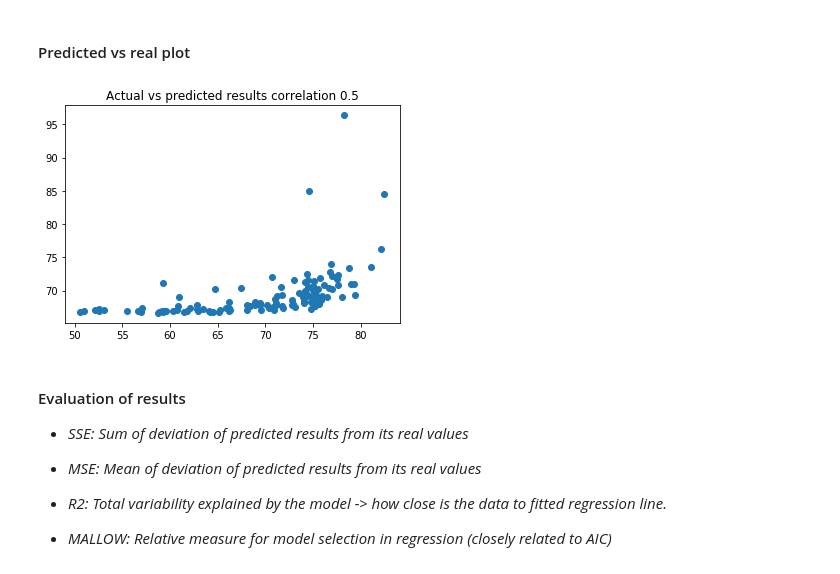
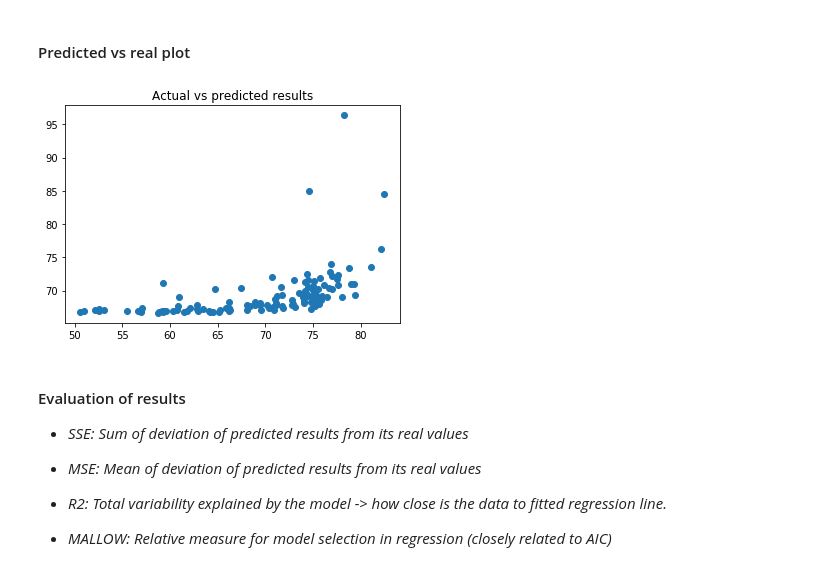
Before and after one commit to RadomirPopovicFON/Regression-Causal-Inference-Analysis, a Jupyter notebook: Playground.ipynb, the cells around one changed output. Drawn from its saved outputs; the diff is of its cells as text; code cells hidden in the pictures.

Commit message:
Deleted correlation part

```diff
--- a/Playground.ipynb
+++ b/Playground.ipynb
@@ -82,16 +82,16 @@ results.summary2()
 # %%
 w0 = results.params.const
 w1 = results.params.gle_cgdpc #Are these weights or X?
 w2 = results.params.wdi_popden
 
 real = np.array(Y)
 predicted = np.array(results.predict(X))
 no_of_instances = len(Y)
 no_of_parameters = 3 # both X and Y vars
 _ = plt.scatter(real, predicted)
-_ = plt.title(f'Actual vs predicted results correlation {round(np.corrcoef(real, predicted)[1,0], 2)}')
+_ = plt.title(f'Actual vs predicted results')
 # %% [output]
-[figure, old version]
+[figure, new version]
 # %% [markdown]
 #### Evaluation of results
 <i>
```
Also changed, not shown: parts of 1 cell of this notebook.
